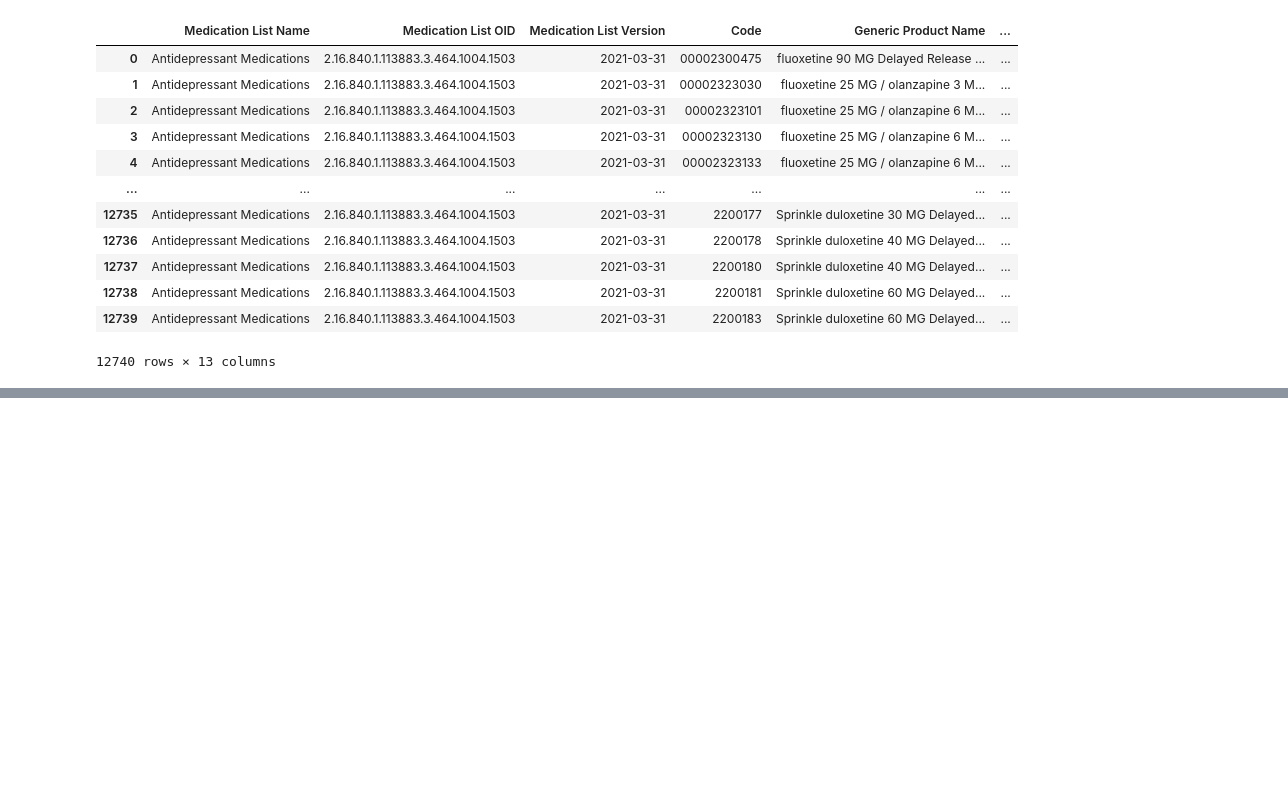
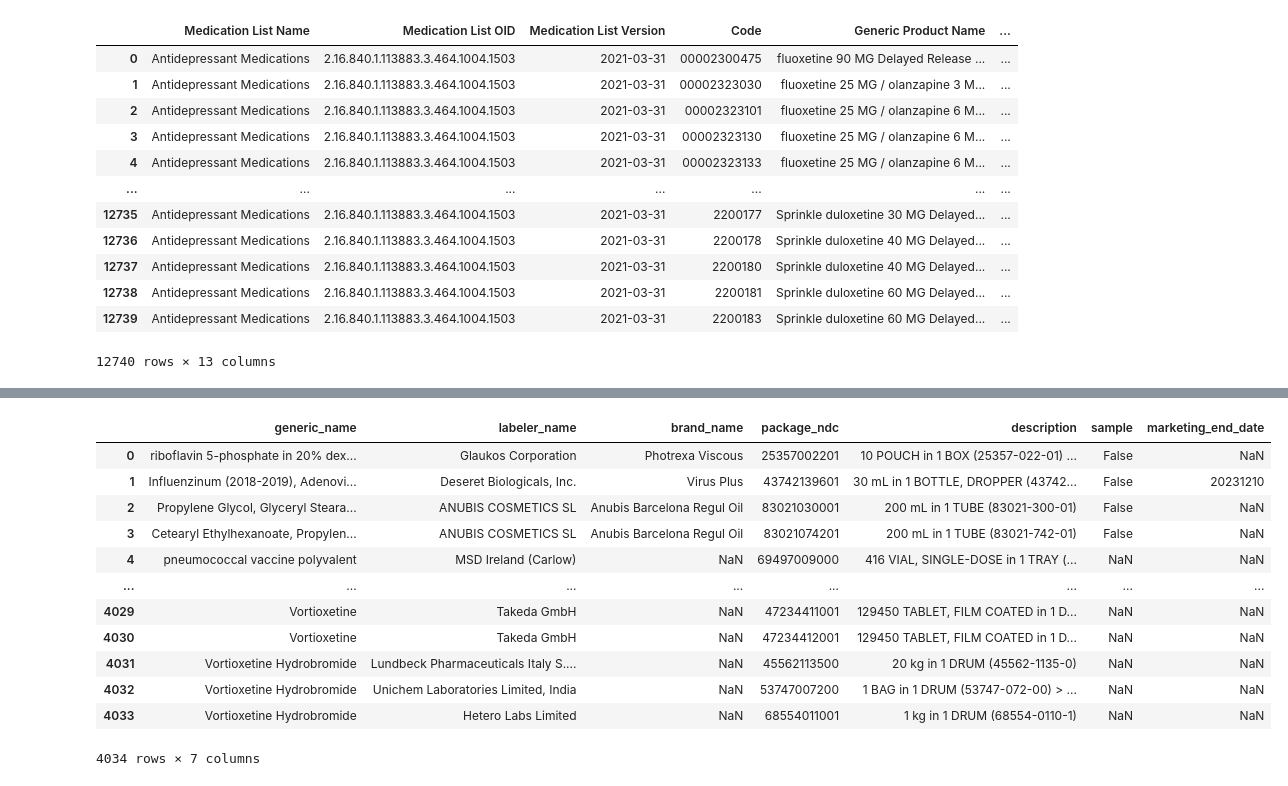
Before and after one commit to danielhmendoza01/Automatic_Code_Sets, a Jupyter notebook: NDC/Antidepressants/antidepressant_query.ipynb, the cells around one changed output, grey strips where cells are left out. Saved outputs shown, nothing was run; the diff lists cells and outputs as text; code cells hidden in the pictures; blank space fills up the shorter version.

```diff
--- a/NDC/Antidepressants/antidepressant_query.ipynb
+++ b/NDC/Antidepressants/antidepressant_query.ipynb
@@ -193,3 +198,19 @@ Count:  5481
 same_drug.to_excel("Same_Antidepressants_Medications.xlsx", index=False)
 new_drug.to_excel("New_Antidepressants_Added.xlsx", index=False)
 absent_drugs.to_excel("Absent_Antidepressants.xlsx", index=False)
+# %%
+new_drug
+# %% [output]
+|  | generic_name | labeler_name | brand_name | package_ndc | description | sample | marketing_end_date |
+| 0 | riboflavin 5-phosphate in 20% dex... | Glaukos Corporation | Photrexa Viscous | 25357002201 | 10 POUCH in 1 BOX (25357-022-01) ... | False | NaN |
+| 1 | Influenzinum (2018-2019), Adenovi... | Deseret Biologicals, Inc. | Virus Plus | 43742139601 | 30 mL in 1 BOTTLE, DROPPER (43742... | False | 20231210 |
+| 2 | Propylene Glycol, Glyceryl Steara... | ANUBIS COSMETICS SL | Anubis Barcelona Regul Oil | 83021030001 | 200 mL in 1 TUBE (83021-300-01) | False | NaN |
+| 3 | Cetearyl Ethylhexanoate, Propylen... | ANUBIS COSMETICS SL | Anubis Barcelona Regul Oil | 83021074201 | 200 mL in 1 TUBE (83021-742-01) | False | NaN |
+| 4 | pneumococcal vaccine polyvalent | MSD Ireland (Carlow) | NaN | 69497009000 | 416 VIAL, SINGLE-DOSE in 1 TRAY (... | NaN | NaN |
+| ... | ... | ... | ... | ... | ... | ... | ... |
+| 4029 | Vortioxetine | Takeda GmbH | NaN | 47234411001 | 129450 TABLET, FILM COATED in 1 D... | NaN | NaN |
+| 4030 | Vortioxetine | Takeda GmbH | NaN | 47234412001 | 129450 TABLET, FILM COATED in 1 D... | NaN | NaN |
+| 4031 | Vortioxetine Hydrobromide | Lundbeck Pharmaceuticals Italy S.... | NaN | 45562113500 | 20 kg in 1 DRUM (45562-1135-0) | NaN | NaN |
+| 4032 | Vortioxetine Hydrobromide | Unichem Laboratories Limited, India | NaN | 53747007200 | 1 BAG in 1 DRUM (53747-072-00) > ... | NaN | NaN |
+| 4033 | Vortioxetine Hydrobromide | Hetero Labs Limited | NaN | 68554011001 | 1 kg in 1 DRUM (68554-0110-1) | NaN | NaN |
+4034 rows × 7 columns
```
Also changed, not shown: parts of 6 cells of this notebook, 21 other files.
